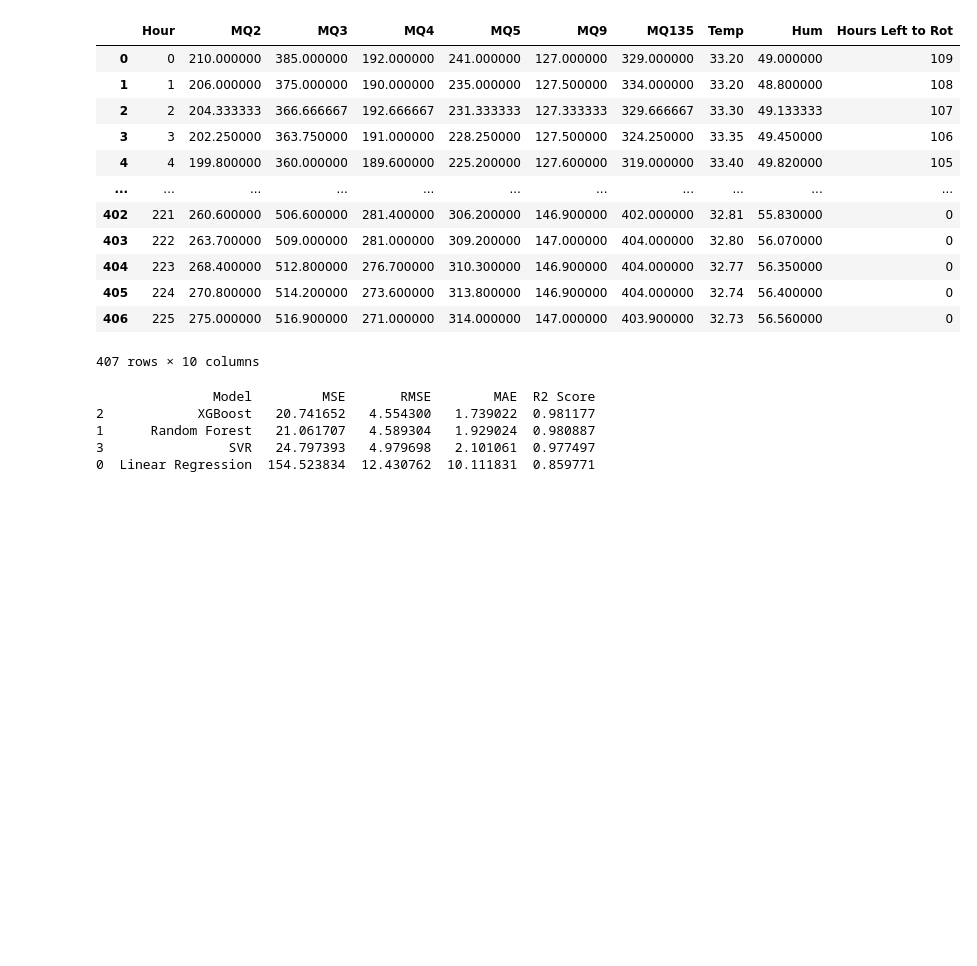
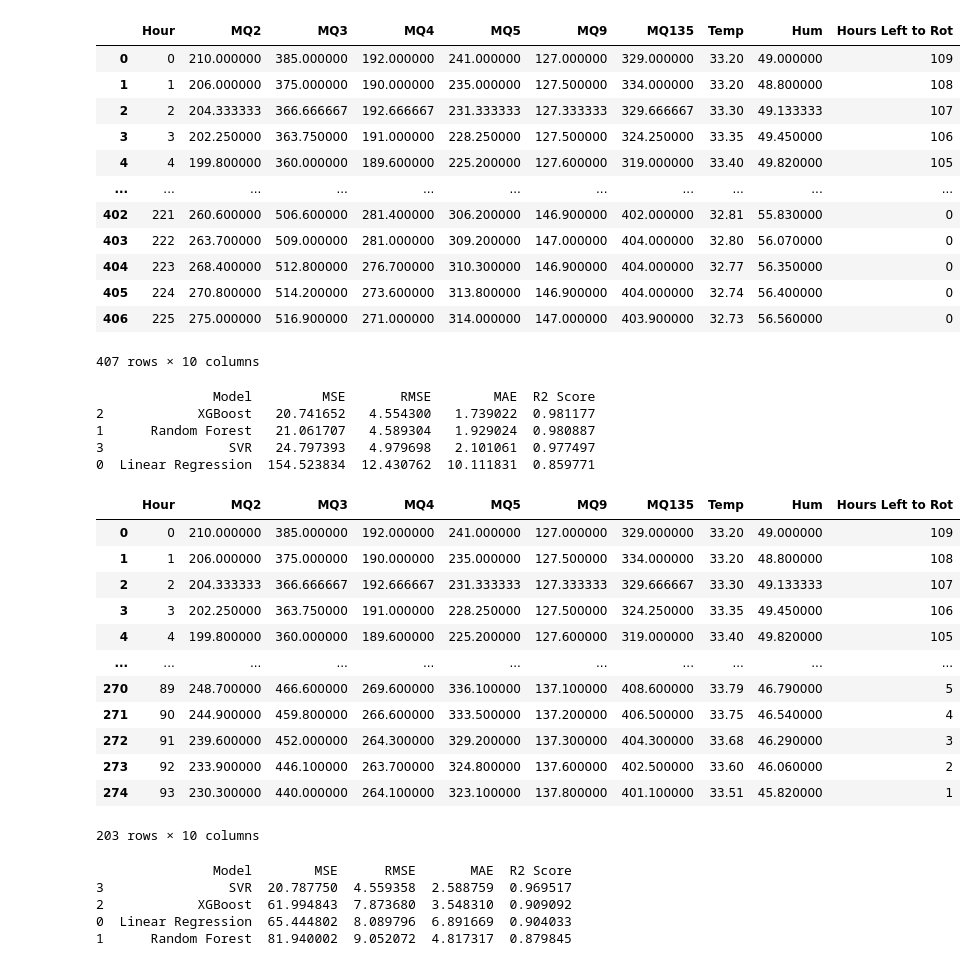
Before and after one commit to Aryan-Prasad-666/Sensor-Enabled-Freshness-Lifespan-Analysis, a Jupyter notebook: freshness_lifespan_analysis.ipynb, the cells around one changed output. Cells and saved outputs as stored; diff of their text form; code cells hidden in the pictures; blank space fills up the shorter version.

Commit message:
testing for non zero target rows

```diff
--- a/freshness_lifespan_analysis.ipynb
+++ b/freshness_lifespan_analysis.ipynb
@@ -268,3 +268,66 @@ print(results_df)
 1      Random Forest   21.061707   4.589304   1.929024  0.980887
 3                SVR   24.797393   4.979698   2.101061  0.977497
 0  Linear Regression  154.523834  12.430762  10.111831  0.859771
+# %%
+df_filtered = df[df['Hours Left to Rot'] > 0].copy()
+df_filtered
+# %% [output]
+|  | Hour | MQ2 | MQ3 | MQ4 | MQ5 | MQ9 | MQ135 | Temp | Hum | Hours Left to Rot |
+| 0 | 0 | 210.000000 | 385.000000 | 192.000000 | 241.000000 | 127.000000 | 329.000000 | 33.20 | 49.000000 | 109 |
+| 1 | 1 | 206.000000 | 375.000000 | 190.000000 | 235.000000 | 127.500000 | 334.000000 | 33.20 | 48.800000 | 108 |
+| 2 | 2 | 204.333333 | 366.666667 | 192.666667 | 231.333333 | 127.333333 | 329.666667 | 33.30 | 49.133333 | 107 |
+| 3 | 3 | 202.250000 | 363.750000 | 191.000000 | 228.250000 | 127.500000 | 324.250000 | 33.35 | 49.450000 | 106 |
+| 4 | 4 | 199.800000 | 360.000000 | 189.600000 | 225.200000 | 127.600000 | 319.000000 | 33.40 | 49.820000 | 105 |
+| ... | ... | ... | ... | ... | ... | ... | ... | ... | ... | ... |
+| 270 | 89 | 248.700000 | 466.600000 | 269.600000 | 336.100000 | 137.100000 | 408.600000 | 33.79 | 46.790000 | 5 |
+| 271 | 90 | 244.900000 | 459.800000 | 266.600000 | 333.500000 | 137.200000 | 406.500000 | 33.75 | 46.540000 | 4 |
+| 272 | 91 | 239.600000 | 452.000000 | 264.300000 | 329.200000 | 137.300000 | 404.300000 | 33.68 | 46.290000 | 3 |
+| 273 | 92 | 233.900000 | 446.100000 | 263.700000 | 324.800000 | 137.600000 | 402.500000 | 33.60 | 46.060000 | 2 |
+| 274 | 93 | 230.300000 | 440.000000 | 264.100000 | 323.100000 | 137.800000 | 401.100000 | 33.51 | 45.820000 | 1 |
+203 rows × 10 columns
+# %%
+features = ['Temp', 'Hum', 'MQ2', 'MQ3', 'MQ4', 'MQ5', 'MQ9', 'MQ135']
+target = 'Hours Left to Rot'
+
+X = df_filtered[features]
+y = df_filtered[target]
+
+scaler = StandardScaler()
+X_scaled = scaler.fit_transform(X)
+
+X_train, X_test, y_train, y_test = train_test_split(X_scaled, y, test_size=0.2, random_state=42)
+
+models = {
+    'Linear Regression': LinearRegression(),
+    'Random Forest': RandomForestRegressor(n_estimators=100, random_state=42),
+    'XGBoost': XGBRegressor(n_estimators=100, learning_rate=0.1, random_state=42),
+    'SVR': SVR(kernel='rbf', C=100, gamma=0.1)
+}
+
+results = []
+
+for name, model in models.items():
+    model.fit(X_train, y_train)
+    y_pred = model.predict(X_test)
+
+    mse = mean_squared_error(y_test, y_pred)
+    rmse = np.sqrt(mse)
+    mae = mean_absolute_error(y_test, y_pred)
+    r2 = r2_score(y_test, y_pred)
+
+    results.append({
+        'Model': name,
+        'MSE': mse,
+        'RMSE': rmse,
+        'MAE': mae,
+        'R2 Score': r2
+    })
+
+results_df = pd.DataFrame(results).sort_values(by='R2 Score', ascending=False)
+print(results_df)
+# %% [output]
+               Model        MSE      RMSE       MAE  R2 Score
+3                SVR  20.787750  4.559358  2.588759  0.969517
+2            XGBoost  61.994843  7.873680  3.548310  0.909092
+0  Linear Regression  65.444802  8.089796  6.891669  0.904033
+1      Random Forest  81.940002  9.052072  4.817317  0.879845
```
